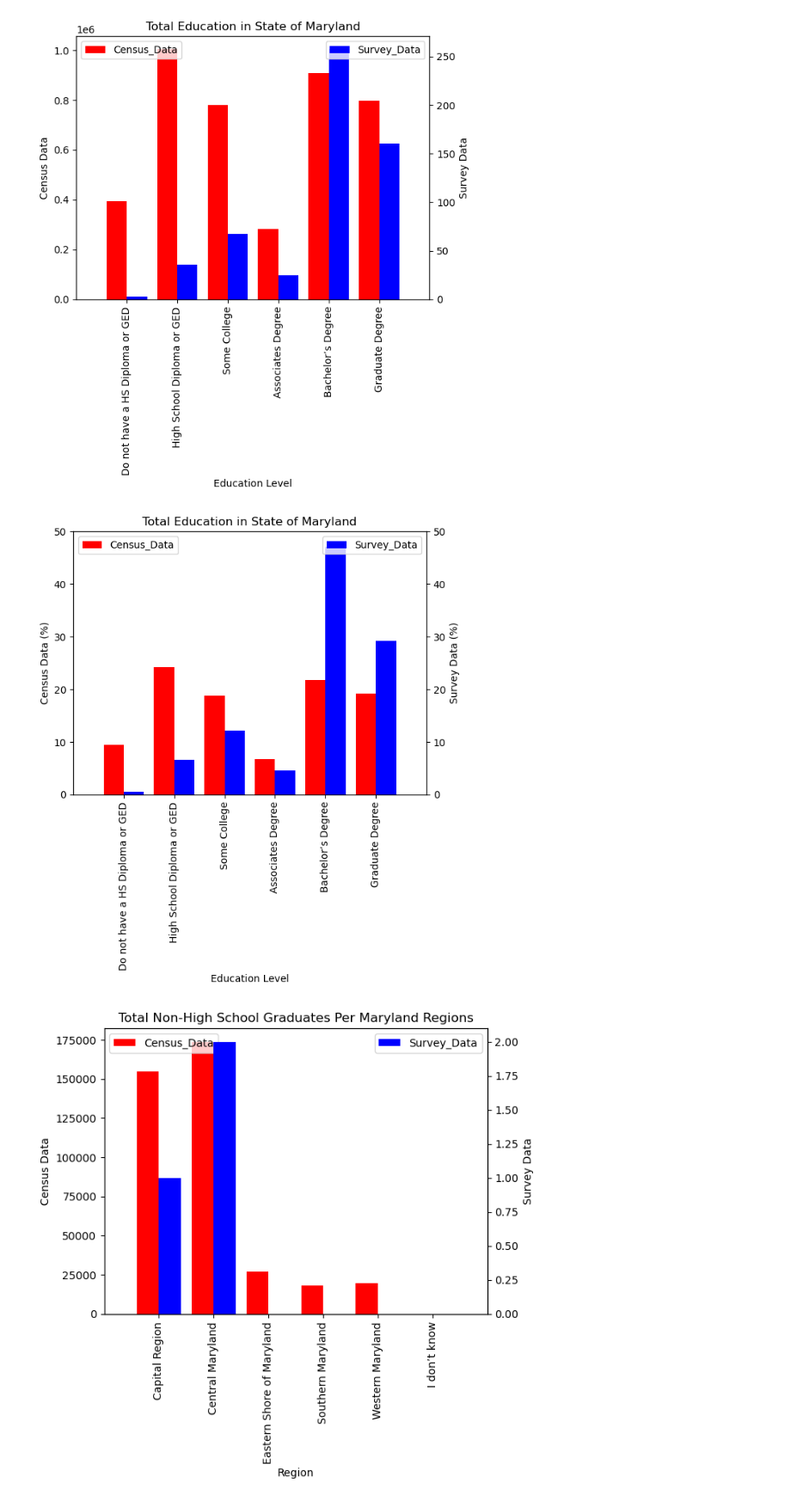
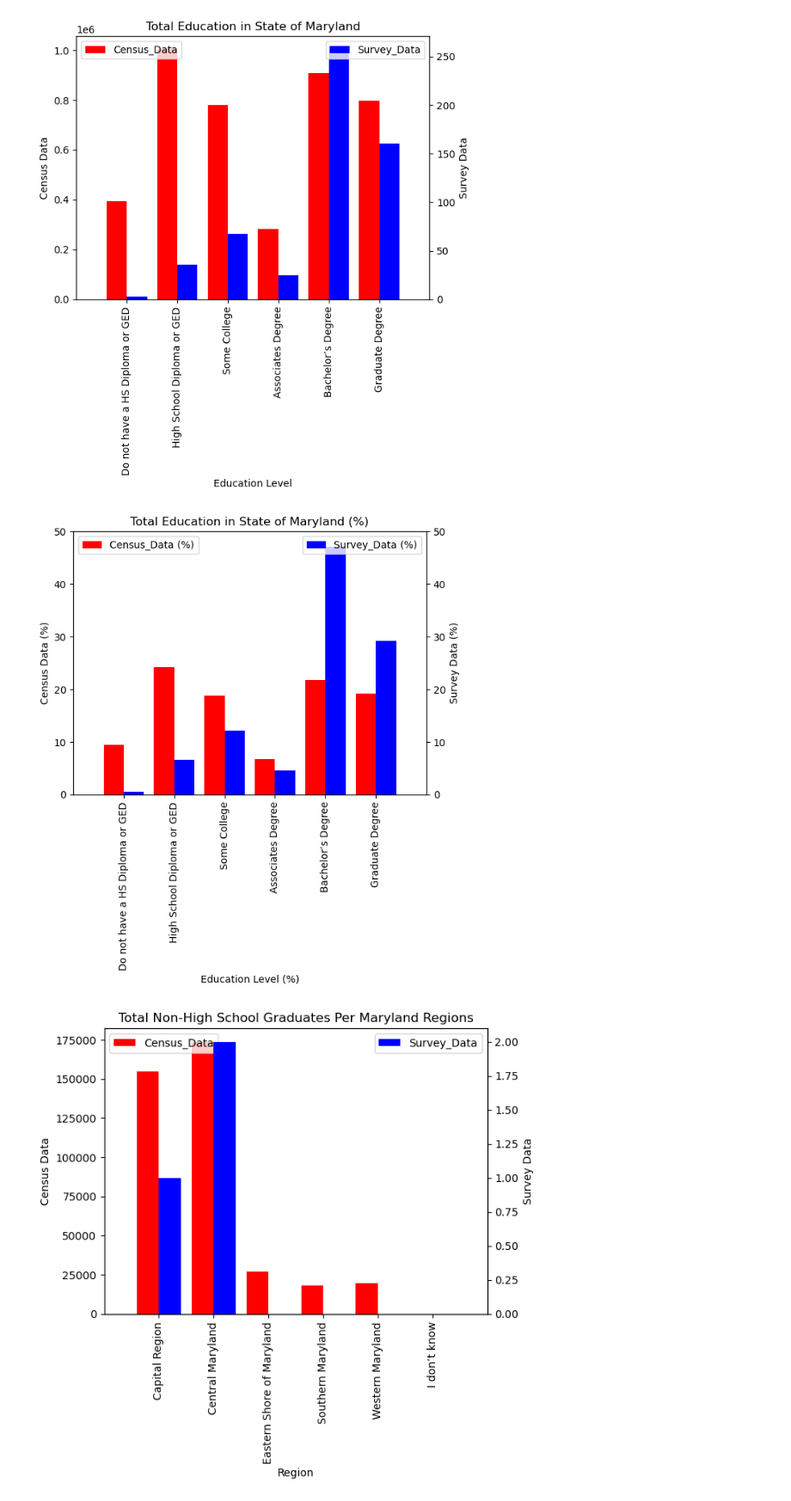
Before and after one commit to jstelnik/MarylandCybersecurityAnalysis, a Jupyter notebook: CensusEducation.ipynb, the cells around one changed output. Shown at 86% size. Cells and saved outputs as stored; diff of their text form; code cells hidden in the pictures.

```diff
--- a/CensusEducation.ipynb
+++ b/CensusEducation.ipynb
@@ -311,37 +291,37 @@ plt.show()
 # %%
 myRegionDataTotal = myData.groupby('Q3').RandomSurveyID.count()
 educationTotal = censusData.copy(deep=True)
 educationTotal = educationTotal.rename({"NoHS": "Do not have a HS Diploma or GED", "HS": "High School Diploma or GED", "SomeCollege": "Some College", "Associate": "Associates Degree", "Bachelor":"Bachelor’s Degree", "Graduate":"Graduate Degree"}, axis='columns')
 educationTotal = educationTotal.drop(["Jurisdictions", "Male", "Female"], axis=1).sum()
-educationTotal = educationTotal.rename_axis('Census_Data')
-myRegionDataTotal = myRegionDataTotal.rename('Survey_Data')
-educationTotal = educationTotal.rename('Census_Data')
+educationTotal = educationTotal.rename_axis('Census_Data (%)')
+myRegionDataTotal = myRegionDataTotal.rename('Survey_Data (%)')
+educationTotal = educationTotal.rename('Census_Data (%)')
 
 fig = plt.figure()
 ax = fig.add_subplot(111)
-plt.title("Total Education in State of Maryland")
+plt.title("Total Education in State of Maryland (%)")
 ax2 = ax.twinx()
 width = 0.4
 myRegionDataTotal = myRegionDataTotal/myRegionDataTotal.sum() * 100
 educationTotal = educationTotal/educationTotal.sum() * 100
 
 x_order = [ "Do not have a HS Diploma or GED", "High School Diploma or GED", "Some College", "Associates Degree", "Bachelor’s Degree", 'Graduate Degree']
 myRegionDataTotal.loc[x_order].plot(kind='bar', color='blue', ax=ax2, width=width, position=0)
 educationTotal.loc[x_order].plot(kind='bar', color='red', ax=ax, width=width, position=1)
 
-ax.set_xlabel("Education Level")
+ax.set_xlabel("Education Level (%)")
 ax.set_ylabel('Census Data (%)')
 ax2.set_ylabel('Survey Data (%)')
 plt.xlim(-1, 6)
 ax.legend(loc="upper left")
 ax2.legend(loc="upper right")
 ax.set_ylim([0, 50])
 ax2.set_ylim([0, 50])
 
 plt.savefig("%CensusvsSurveyEducationTotal.png", bbox_inches="tight")
 plt.show()
 # %% [output]
-[figure, old version]
+[figure, new version]
 # %%
 myRegionDataTotal = myRegionData.rename(columns={"RandomSurveyID": "Survey_Data"})
 
```
Also changed, not shown: parts of 1 cell of this notebook, 2 other files.
